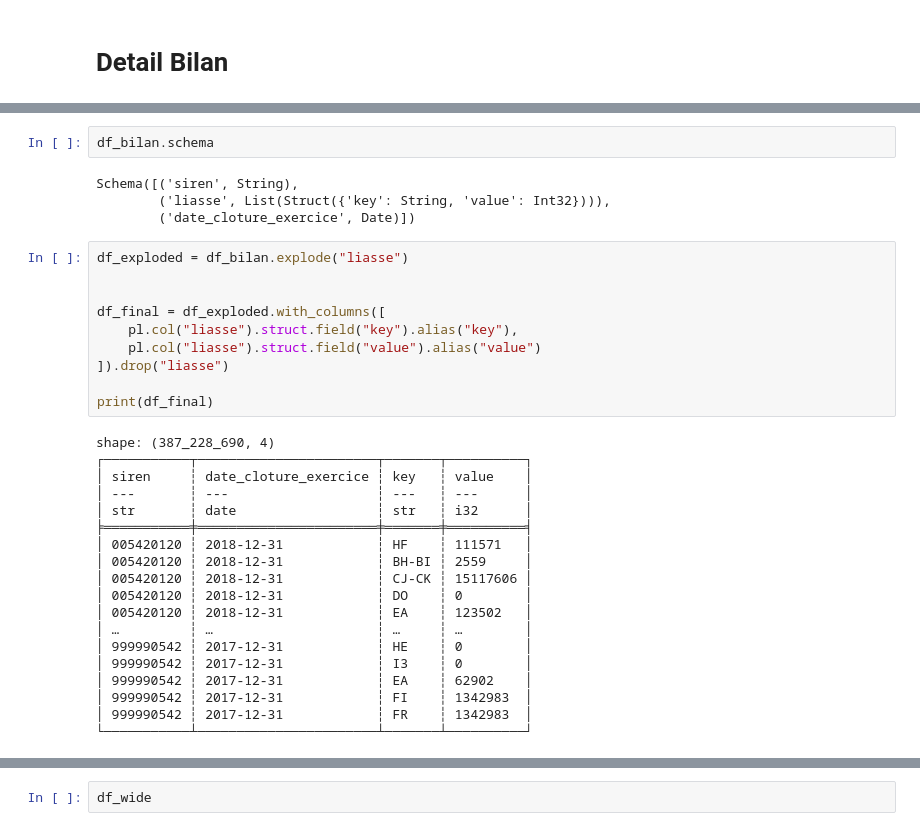
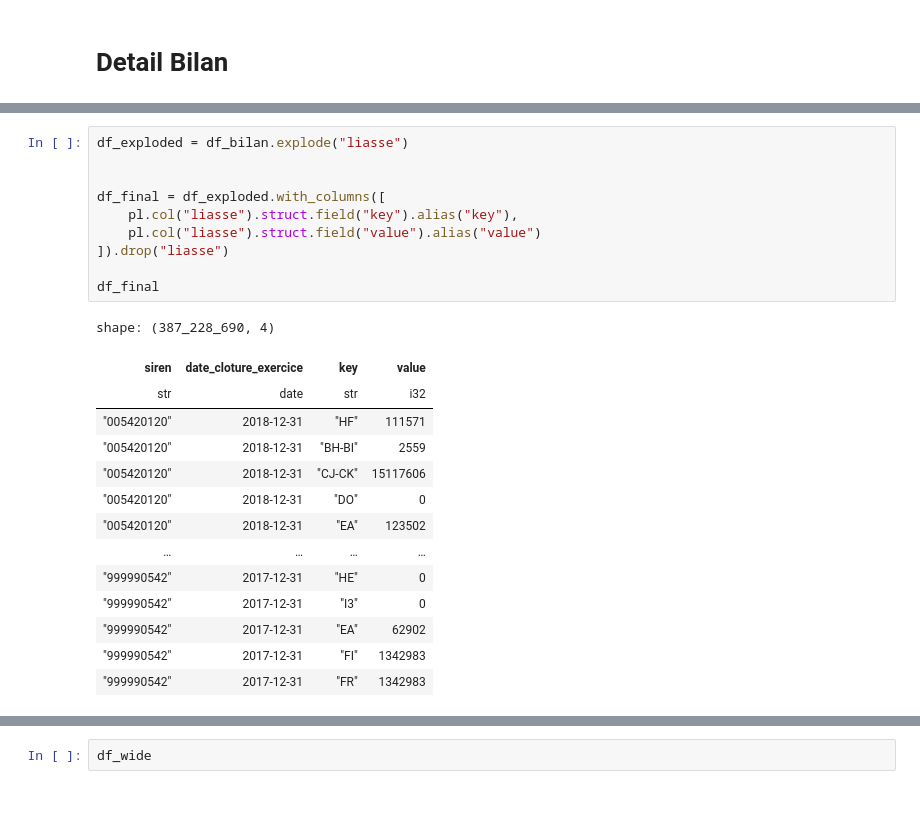
Before and after one commit to ugozchi/AS_Supervised_Learning, a Jupyter notebook: Notebooks/00_Sandbox.ipynb, the cells around one changed output, grey strips where cells are left out. Saved outputs shown, nothing was run; the diff lists cells and outputs as text; blank space fills up the shorter version.

```diff
--- a/Notebooks/00_Sandbox.ipynb
+++ b/Notebooks/00_Sandbox.ipynb
@@ -250,38 +474,28 @@ shape: (9, 4)
-# %%
-df_bilan.schema
-# %% [output]
-Schema([('siren', String),
-        ('liasse', List(Struct({'key': String, 'value': Int32}))),
-        ('date_cloture_exercice', Date)])
 # %%
 df_exploded = df_bilan.explode("liasse")
 
 
 df_final = df_exploded.with_columns([
     pl.col("liasse").struct.field("key").alias("key"),
     pl.col("liasse").struct.field("value").alias("value")
 ]).drop("liasse")
 
-print(df_final)
+df_final
 # %% [output]
 shape: (387_228_690, 4)
-┌───────────┬───────────────────────┬───────┬──────────┐
-│ siren     ┆ date_cloture_exercice ┆ key   ┆ value    │
-│ ---       ┆ ---                   ┆ ---   ┆ ---      │
-│ str       ┆ date                  ┆ str   ┆ i32      │
-╞═══════════╪═══════════════════════╪═══════╪══════════╡
-│ 005420120 ┆ 2018-12-31            ┆ HF    ┆ 111571   │
-│ 005420120 ┆ 2018-12-31            ┆ BH-BI ┆ 2559     │
-│ 005420120 ┆ 2018-12-31            ┆ CJ-CK ┆ 15117606 │
-│ 005420120 ┆ 2018-12-31            ┆ DO    ┆ 0        │
-│ 005420120 ┆ 2018-12-31            ┆ EA    ┆ 123502   │
-│ …         ┆ …                     ┆ …     ┆ …        │
-│ 999990542 ┆ 2017-12-31            ┆ HE    ┆ 0        │
-│ 999990542 ┆ 2017-12-31            ┆ I3    ┆ 0        │
-│ 999990542 ┆ 2017-12-31            ┆ EA    ┆ 62902    │
-│ 999990542 ┆ 2017-12-31            ┆ FI    ┆ 1342983  │
-│ 999990542 ┆ 2017-12-31            ┆ FR    ┆ 1342983  │
-└───────────┴───────────────────────┴───────┴──────────┘
+| siren | date_cloture_exercice | key | value |
+| str | date | str | i32 |
+| "005420120" | 2018-12-31 | "HF" | 111571 |
+| "005420120" | 2018-12-31 | "BH-BI" | 2559 |
+| "005420120" | 2018-12-31 | "CJ-CK" | 15117606 |
+| "005420120" | 2018-12-31 | "DO" | 0 |
+| "005420120" | 2018-12-31 | "EA" | 123502 |
+| … | … | … | … |
+| "999990542" | 2017-12-31 | "HE" | 0 |
+| "999990542" | 2017-12-31 | "I3" | 0 |
+| "999990542" | 2017-12-31 | "EA" | 62902 |
+| "999990542" | 2017-12-31 | "FI" | 1342983 |
+| "999990542" | 2017-12-31 | "FR" | 1342983 |
 # %%
 import polars as pl
 
```
Also changed, not shown: parts of 21 cells of this notebook.
